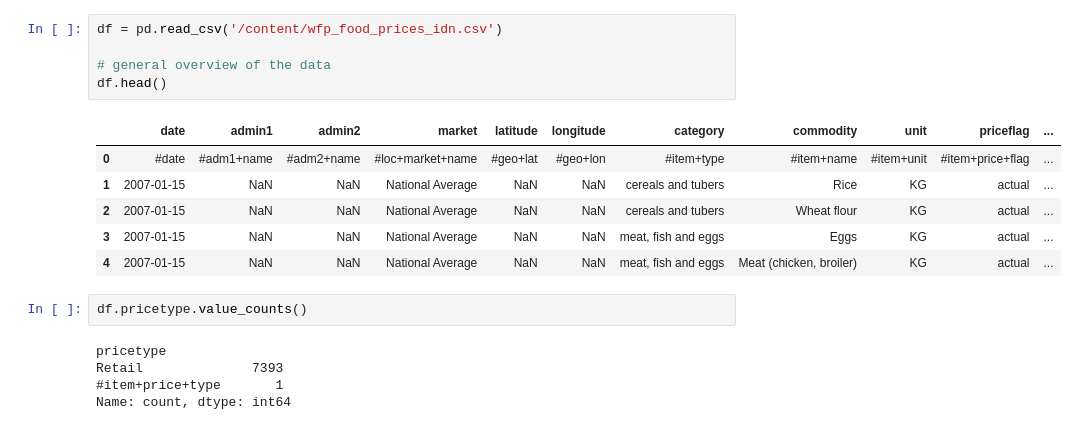
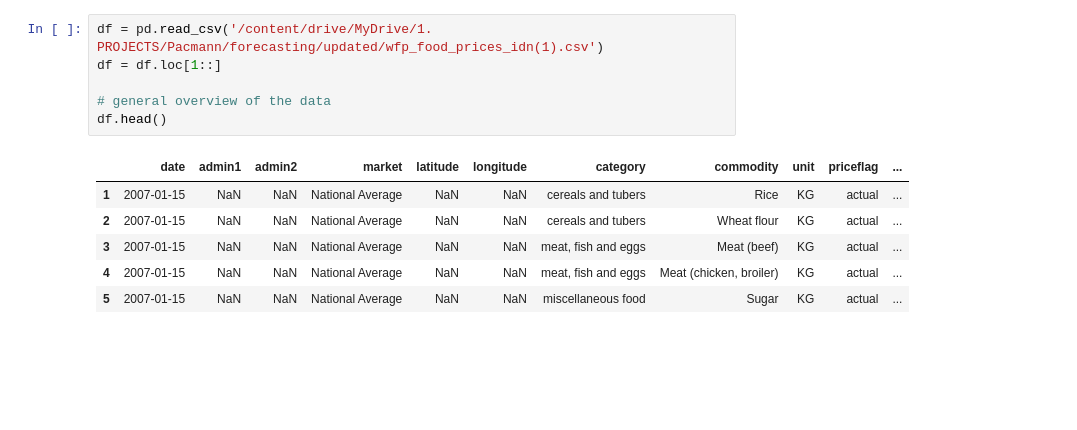
Before and after one commit to albarpambagio/foodprice-forecasting, a Jupyter notebook: food_price_forecasting.ipynb, the cells around one changed output. Cells and saved outputs as stored; diff of their text form; blank space fills up the shorter version.

Commit message:
model fitting, timeseries decomposition, forecasting

```diff
--- a/food_price_forecasting.ipynb
+++ b/food_price_forecasting.ipynb
@@ -6,19 +26,13 @@ import pandas as pd
 # %%
-df = pd.read_csv('/content/wfp_food_prices_idn.csv')
+df = pd.read_csv('/content/drive/MyDrive/1. PROJECTS/Pacmann/forecasting/updated/wfp_food_prices_idn(1).csv')
+df = df.loc[1::]
 
 # general overview of the data
 df.head()
 # %% [output]
 |  | date | admin1 | admin2 | market | latitude | longitude | category | commodity | unit | priceflag | ... |
-| 0 | #date | #adm1+name | #adm2+name | #loc+market+name | #geo+lat | #geo+lon | #item+type | #item+name | #item+unit | #item+price+flag | ... |
 | 1 | 2007-01-15 | NaN | NaN | National Average | NaN | NaN | cereals and tubers | Rice | KG | actual | ... |
 | 2 | 2007-01-15 | NaN | NaN | National Average | NaN | NaN | cereals and tubers | Wheat flour | KG | actual | ... |
-| 3 | 2007-01-15 | NaN | NaN | National Average | NaN | NaN | meat, fish and eggs | Eggs | KG | actual | ... |
+| 3 | 2007-01-15 | NaN | NaN | National Average | NaN | NaN | meat, fish and eggs | Meat (beef) | KG | actual | ... |
 | 4 | 2007-01-15 | NaN | NaN | National Average | NaN | NaN | meat, fish and eggs | Meat (chicken, broiler) | KG | actual | ... |
+| 5 | 2007-01-15 | NaN | NaN | National Average | NaN | NaN | miscellaneous food | Sugar | KG | actual | ... |
-# %%
-df.pricetype.value_counts()
-# %% [output]
-pricetype
-Retail              7393
-#item+price+type       1
-Name: count, dtype: int64
```
Also changed, not shown: parts of 52 cells of this notebook.
